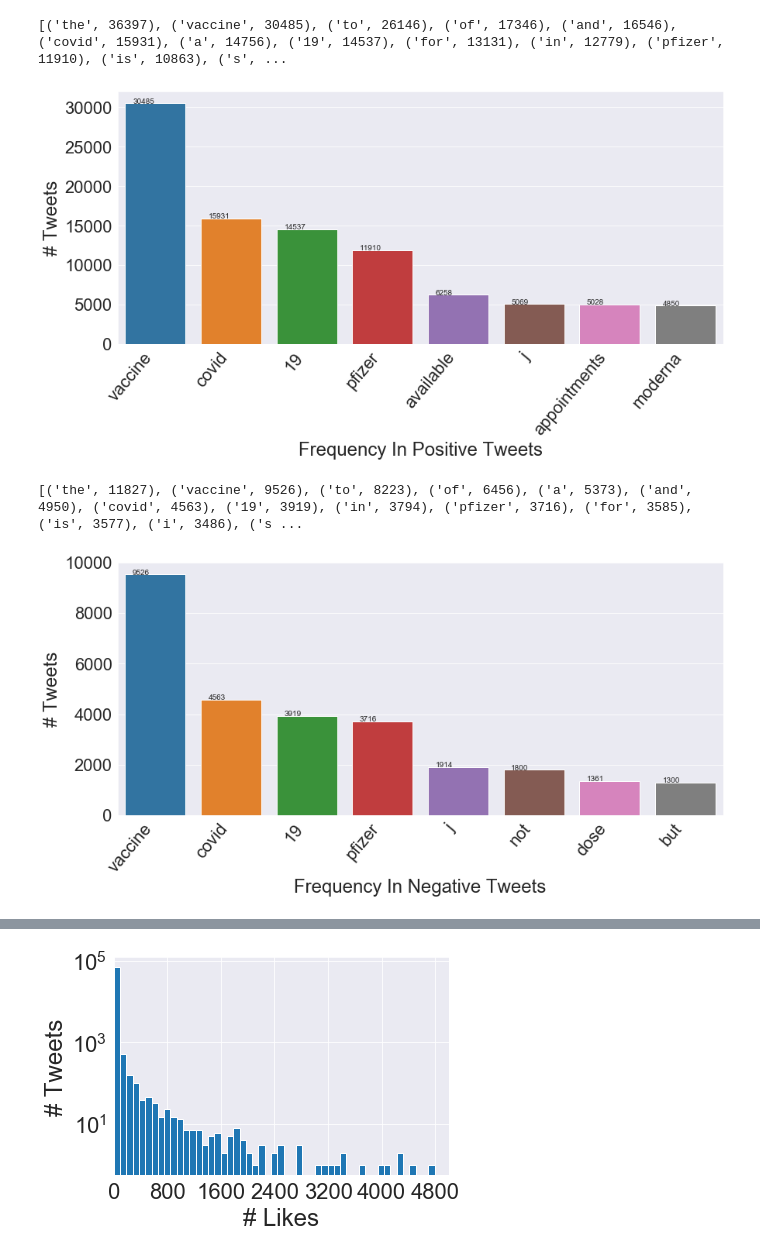
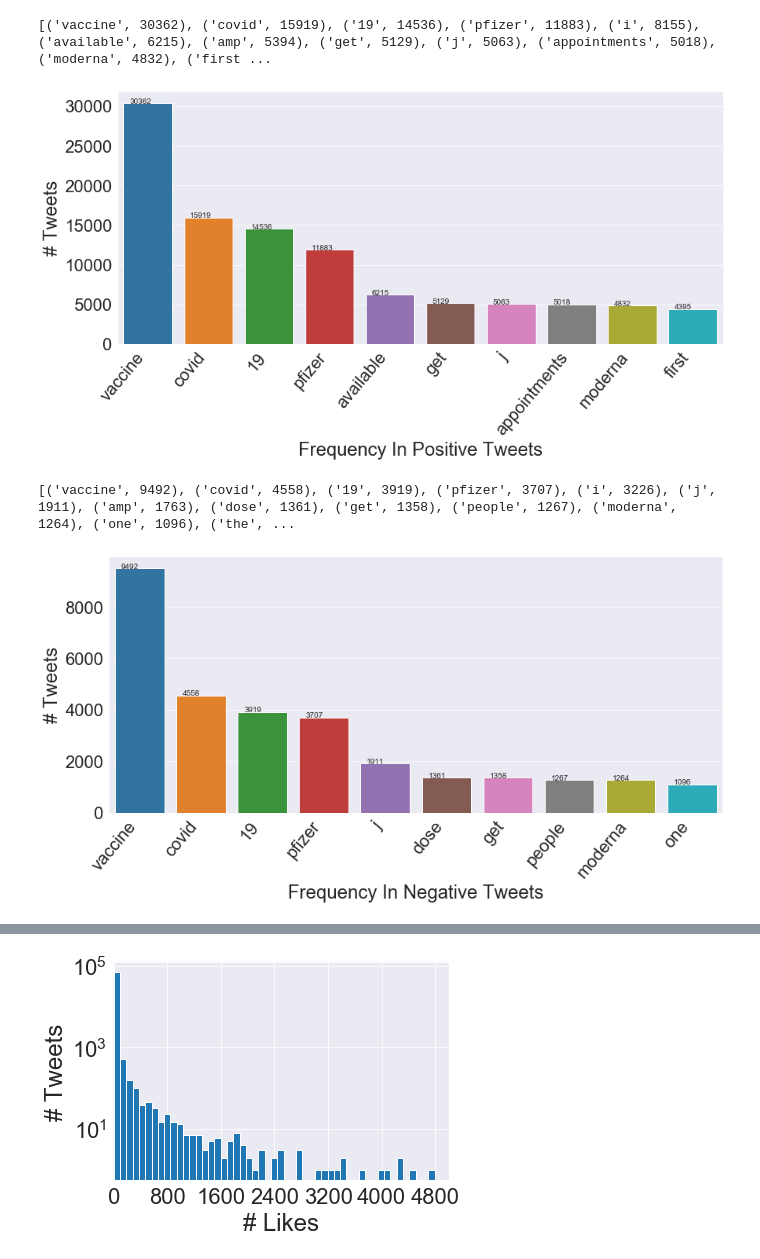
Before and after one commit to jyang54/CIS400, a Jupyter notebook: code/analysis.ipynb, the cells around one changed output, grey strips where cells are left out. Cells and saved outputs as stored; diff of their text form; code cells hidden in the pictures.

Commit message:
Updating clean text without stopwords

```diff
--- a/code/analysis.ipynb
+++ b/code/analysis.ipynb
@@ -26,6 +26,12 @@ plt.rc('figure', titlesize=BIGGER_SIZE)
 
 
 sns.set_style(style="darkgrid")
+def remove_stopwords(text):
+    stop_words = set(stopwords.words('english'))
+    word_tokens = word_tokenize(text)
+    text_clean = [w for w in word_tokens if w not in stop_words]
+    new_text = ' '.join(text_clean)
+    return new_text
 # %%
 #top 50 frequent words from total tweets
 from collections import Counter
@@ -62,8 +70,12 @@ plt.show()
 from collections import Counter
 hist_kws = {'alpha': 1}
 dfs = pd.read_csv('neu_data.csv')
+#removing stopwords
+dfs['clean_text'] = dfs['full_text'].apply(lambda x: remove_stopwords(x))
+dfs.to_csv("neu_data.csv", index=False)
+
 total_w = ''
-for l in dfs['full_text']:
+for l in dfs['clean_text']:
     total_w = total_w + l.lower()
 
 split_it = total_w.split()
@@ -71,9 +83,9 @@ Counter = Counter(split_it)
 most_occur = Counter.most_common(50)
 print(most_occur)
 
-#From the top 50 frequent words, we select 8 words
-key = ['vaccine','covid', '19', 'pfizer', 'j', 'moderna', 'get', 'this']
-num = [17857, 11787, 11064, 5511, 2531, 2371, 2218, 1952]
+#From the top 50 frequent words, we select 10 words
+key = ['vaccine','covid', '19', 'pfizer', 'j', 'moderna', 'get', 'doses','johnson','health']
+num = [17757, 11779, 11061, 5486, 2524, 2358, 2189, 1666, 1194, 1107]
 plt.figure(figsize=(14,6))
 plt.rcParams["font.family"] = 'Arial Unicode MS'
 ax = sns.barplot(key,num)
@@ -92,8 +104,12 @@ plt.show()
 from collections import Counter
 hist_kws = {'alpha': 1}
 dfs = pd.read_csv('pos_data.csv')
+#removing stopwords
+dfs['clean_text'] = dfs['full_text'].apply(lambda x: remove_stopwords(x))
+dfs.to_csv("pos_data.csv", index=False)
+
 total_w = ''
-for l in dfs['full_text']:
+for l in dfs['clean_text']:
     total_w = total_w + l.lower()
 
 split_it = total_w.split()
@@ -101,9 +117,9 @@ Counter = Counter(split_it)
 most_occur = Counter.most_common(50)
 print(most_occur)
 
-#From the top 50 frequent words, we select 8 words
-key = ['vaccine','covid', '19', 'pfizer', 'available', 'j', 'appointments', 'moderna']
-num = [30485, 15931, 14537, 11910, 6258, 5069, 5028, 4850]
+#From the top 50 frequent words, we select 10 words
+key = ['vaccine','covid', '19', 'pfizer', 'available', 'get','j', 'appointments', 'moderna', 'first']
+num = [30362, 15919, 14536, 11883, 6215, 5129, 5063, 5018, 4832, 4395]
 plt.figure(figsize=(14,6))
 plt.rcParams["font.family"] = 'Arial Unicode MS'
 ax = sns.barplot(key,num)
@@ -116,38 +132,42 @@ plt.ylabel('# Tweets')
 plt.savefig('./Frequency_Positive.png', bbox_inches='tight')
 plt.show()
 # %% [output]
-[('the', 36397), ('vaccine', 30485), ('to', 26146), ('of', 17346), ('and', 16546), ('covid', 15931), ('a', 14756), ('19', 14537), ('for', 13131), ('in', 12779), ('pfizer', 11910), ('is', 10863), ('s', ...
+[('vaccine', 30362), ('covid', 15919), ('19', 14536), ('pfizer', 11883), ('i', 8155), ('available', 6215), ('amp', 5394), ('get', 5129), ('j', 5063), ('appointments', 5018), ('moderna', 4832), ('first ...
-[figure, old version]
+[figure, new version]
 # %%
 from collections import Counter
 hist_kws = {'alpha': 1}
 dfs = pd.read_csv('neg_data.csv')
+#removing stopwords
+dfs['clean_text'] = dfs['full_text'].apply(lambda x: remove_stopwords(x))
+dfs.to_csv("neg_data.csv", index=False)
+
 total_w = ''
-for l in dfs['full_text']:
+for l in dfs['clean_text']:
     total_w = total_w + l.lower()
 
 split_it = total_w.split()
 Counter = Counter(split_it)
 most_occur = Counter.most_common(50)
 print(most_occur)
 
-#From the top 50 frequent words, we select 8 words
-key = ['vaccine','covid', '19', 'pfizer','j', 'not', 'dose', 'but']
-num = [9526, 4563, 3919, 3716, 1914, 1800, 1361, 1300]
+#From the top 50 frequent words, we select 10 words
+key = ['vaccine','covid', '19', 'pfizer','j', 'dose', 'get','people', 'moderna','one']
+num = [9492, 4558, 3919, 3707, 1911, 1361, 1358, 1267, 1264, 1096]
 plt.figure(figsize=(14,6))
 plt.rcParams["font.family"] = 'Arial Unicode MS'
 ax = sns.barplot(key,num)
 for p in ax.patches:
     ax.annotate('{:.0f}'.format(p.get_height()), (p.get_x()+0.1, p.get_height()+1))
 plt.xticks(rotation=50, horizontalalignment='right')
 plt.xlabel('Frequency In Negative Tweets')
 plt.ylabel('# Tweets')
 
 plt.savefig('./Frequency_Negative.png', bbox_inches='tight')
 plt.show()
 # %% [output]
-[('the', 11827), ('vaccine', 9526), ('to', 8223), ('of', 6456), ('a', 5373), ('and', 4950), ('covid', 4563), ('19', 3919), ('in', 3794), ('pfizer', 3716), ('for', 3585), ('is', 3577), ('i', 3486), ('s ...
+[('vaccine', 9492), ('covid', 4558), ('19', 3919), ('pfizer', 3707), ('i', 3226), ('j', 1911), ('amp', 1763), ('dose', 1361), ('get', 1358), ('people', 1267), ('moderna', 1264), ('one', 1096), ('the', ...
-[figure, old version]
+[figure, new version]
 # %%
 from collections import Counter
 hist_kws = {'alpha': 1}
```
Also changed, not shown: parts of 5 cells of this notebook, 14 other files.
